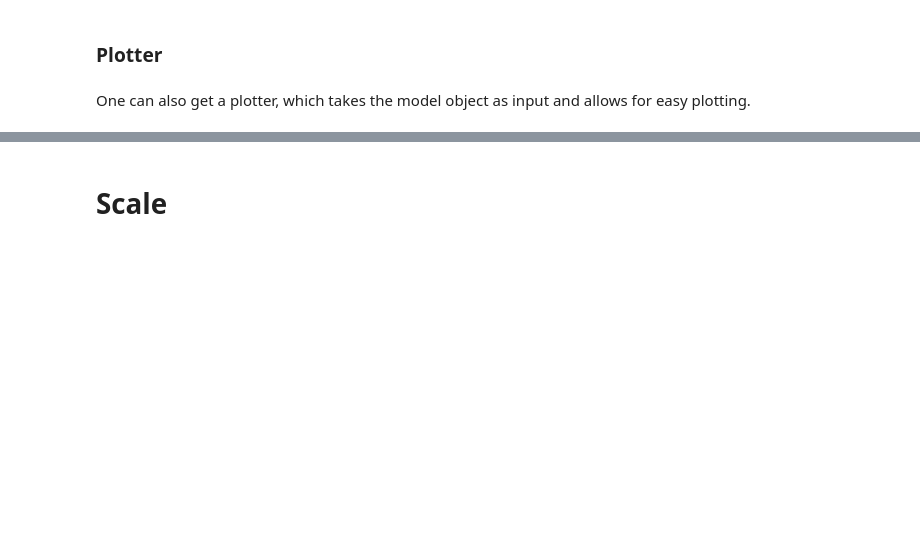
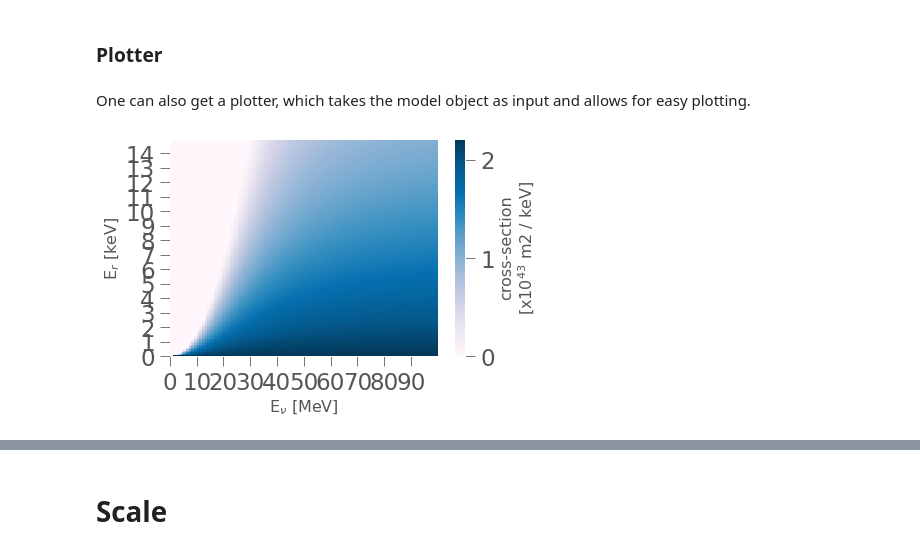
Before and after one commit to XENONnT/multimessenger, a Jupyter notebook: notebooks/SNAX-package_tutorial.ipynb, the cells around one changed output, grey strips where cells are left out. Saved outputs shown, nothing was run; the diff lists cells and outputs as text; code cells hidden in the pictures; blank space fills up the shorter version.

```diff
--- a/notebooks/SNAX-package_tutorial.ipynb
+++ b/notebooks/SNAX-package_tutorial.ipynb
@@ -51,5 +106,7 @@ One can also get a plotter, which takes the model object as input and allows for
 plotter = Plotter(A)
 # %%
 # plotter.plot_cross_section_fantastic()
-# plotter.plot_cross_section();
+plotter.plot_cross_section();
+# %% [output]
+[figure, added]
 # %%
```
Also changed, not shown: parts of 48 cells of this notebook.
